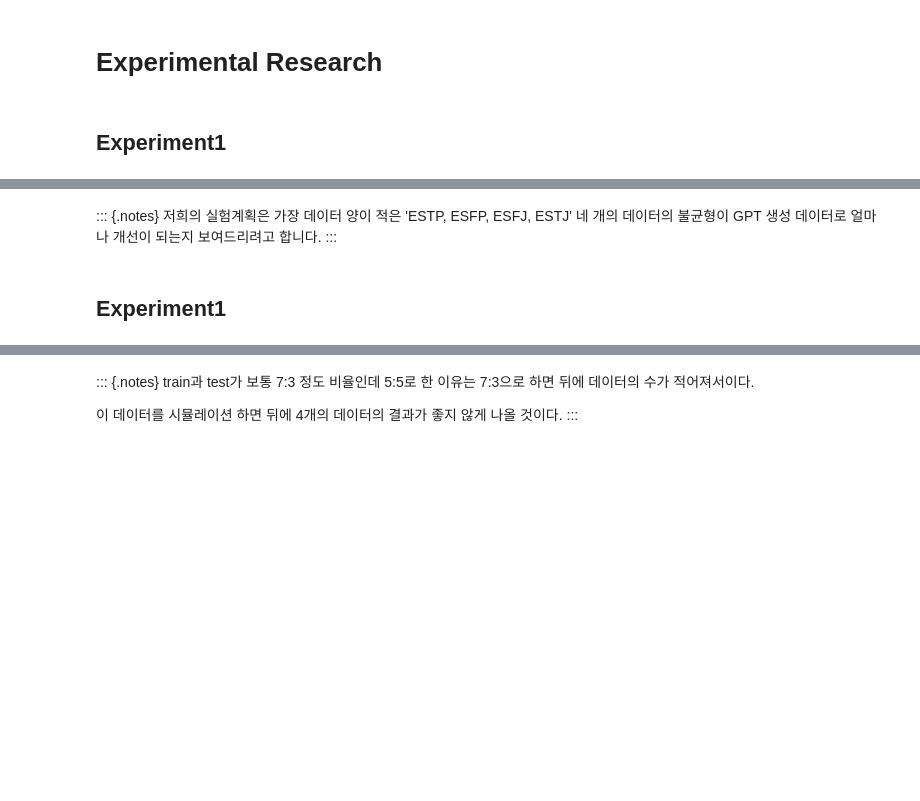
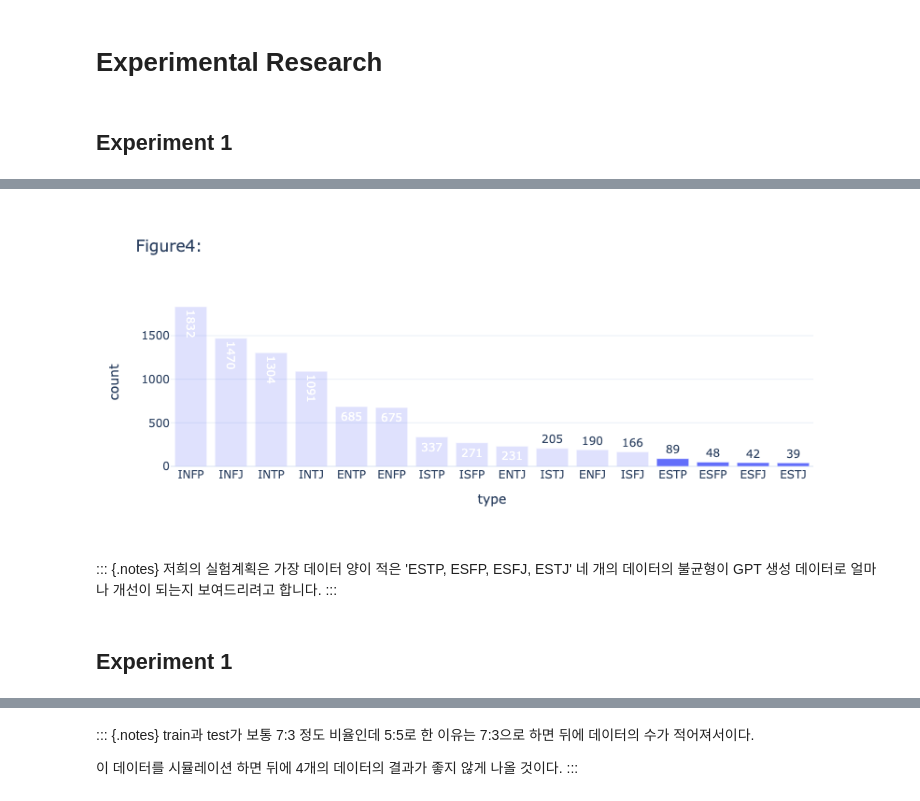
Before and after one commit to simjaein/1227, a Jupyter notebook: jaein.ipynb, the cells around one changed output, grey strips where cells are left out. Cells and saved outputs as stored; diff of their text form; code cells hidden in the pictures; blank space fills up the shorter version.

```diff
--- a/jaein.ipynb
+++ b/jaein.ipynb
@@ -446,7 +446,8 @@ Appropriately Generated Results
 # %% [markdown]
 # Experimental Research
 # %% [markdown]
-## Experiment1
+## Experiment 1
 # %%
-figs['실험셋업시각화_실험1실험계획']
+figs['실험셋업시각화_실험1실험계획'].layout['title']['text']='Figure4: '
+figs['실험셋업시각화_실험1실험계획'].show(width=750)
 # %% [output]
@@ -454,7 +454,8 @@ figs['실험셋업시각화_실험1실험계획']
+[figure, added]
 # %% [markdown]
 ::: {.notes}
 저희의 실험계획은 가장 데이터 양이 적은 'ESTP, ESFP, ESFJ, ESTJ' 네 개의 데이터의 불균형이 GPT 생성 데이터로 얼마나 개선이 되는지 보여드리려고 합니다.
 :::
 # %% [markdown]
-## Experiment1
+## Experiment 1
 # %%
```
Also changed, not shown: parts of 23 cells of this notebook.
